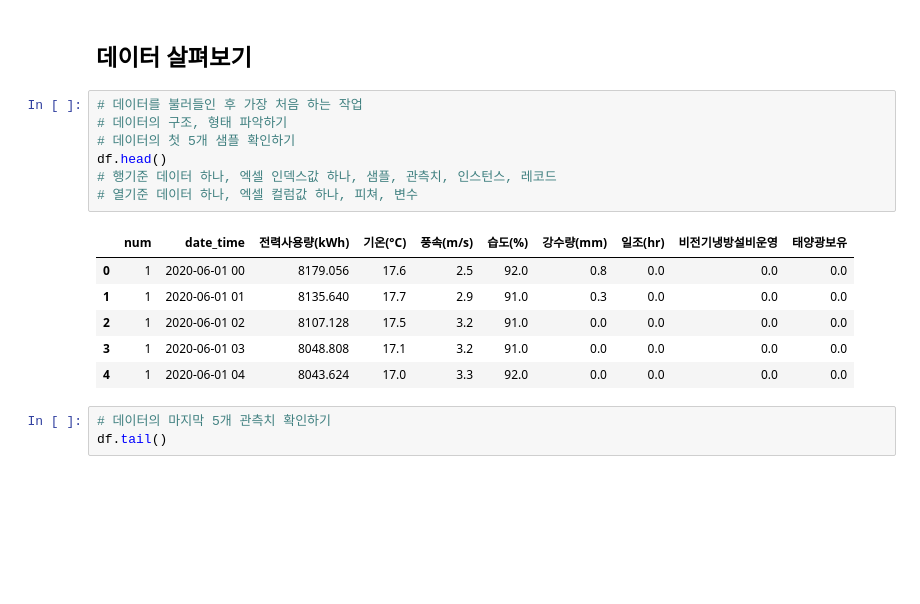
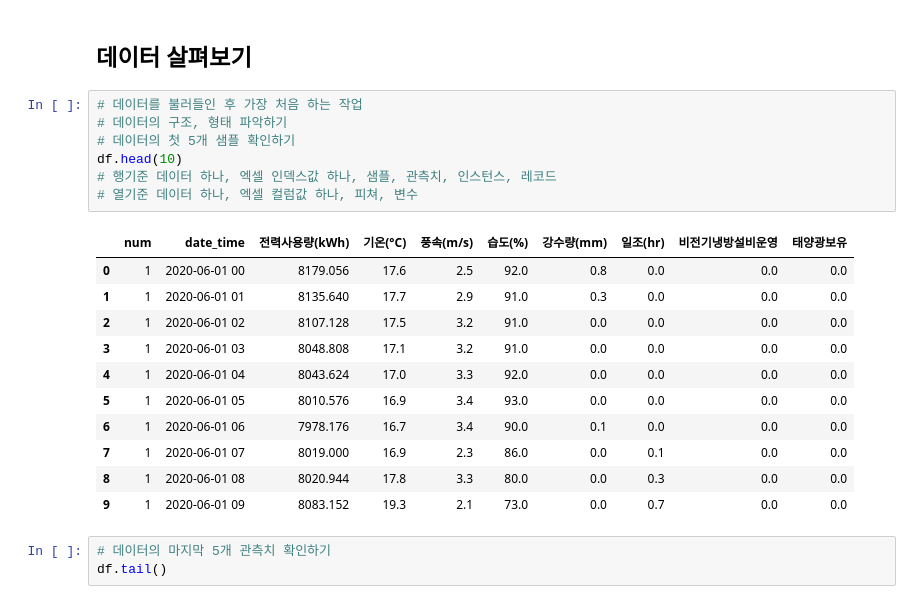
Before and after one commit to overgroove/samsung_ML, a Jupyter notebook: 03_package_pandas.ipynb, the cells around one changed output. Saved outputs shown, nothing was run; the diff lists cells and outputs as text; blank space fills up the shorter version.

```diff
--- a/03_package_pandas.ipynb
+++ b/03_package_pandas.ipynb
@@ -203,17 +204,22 @@ pd.read_csv('./data/save_test.csv', encoding='cp949')
 # %%
 # 데이터를 불러들인 후 가장 처음 하는 작업
 # 데이터의 구조, 형태 파악하기
 # 데이터의 첫 5개 샘플 확인하기
-df.head()
+df.head(10)
 # 행기준 데이터 하나, 엑셀 인덱스값 하나, 샘플, 관측치, 인스턴스, 레코드
 # 열기준 데이터 하나, 엑셀 컬럼값 하나, 피쳐, 변수
 # %% [output]
 |  | num | date_time | 전력사용량(kWh) | 기온(°C) | 풍속(m/s) | 습도(%) | 강수량(mm) | 일조(hr) | 비전기냉방설비운영 | 태양광보유 |
 | 0 | 1 | 2020-06-01 00 | 8179.056 | 17.6 | 2.5 | 92.0 | 0.8 | 0.0 | 0.0 | 0.0 |
 | 1 | 1 | 2020-06-01 01 | 8135.640 | 17.7 | 2.9 | 91.0 | 0.3 | 0.0 | 0.0 | 0.0 |
 | 2 | 1 | 2020-06-01 02 | 8107.128 | 17.5 | 3.2 | 91.0 | 0.0 | 0.0 | 0.0 | 0.0 |
 | 3 | 1 | 2020-06-01 03 | 8048.808 | 17.1 | 3.2 | 91.0 | 0.0 | 0.0 | 0.0 | 0.0 |
 | 4 | 1 | 2020-06-01 04 | 8043.624 | 17.0 | 3.3 | 92.0 | 0.0 | 0.0 | 0.0 | 0.0 |
+| 5 | 1 | 2020-06-01 05 | 8010.576 | 16.9 | 3.4 | 93.0 | 0.0 | 0.0 | 0.0 | 0.0 |
+| 6 | 1 | 2020-06-01 06 | 7978.176 | 16.7 | 3.4 | 90.0 | 0.1 | 0.0 | 0.0 | 0.0 |
+| 7 | 1 | 2020-06-01 07 | 8019.000 | 16.9 | 2.3 | 86.0 | 0.0 | 0.1 | 0.0 | 0.0 |
+| 8 | 1 | 2020-06-01 08 | 8020.944 | 17.8 | 3.3 | 80.0 | 0.0 | 0.3 | 0.0 | 0.0 |
+| 9 | 1 | 2020-06-01 09 | 8083.152 | 19.3 | 2.1 | 73.0 | 0.0 | 0.7 | 0.0 | 0.0 |
 # %%
 # 데이터의 마지막 5개 관측치 확인하기
 df.tail()
```
Also changed, not shown: parts of 74 cells of this notebook.
